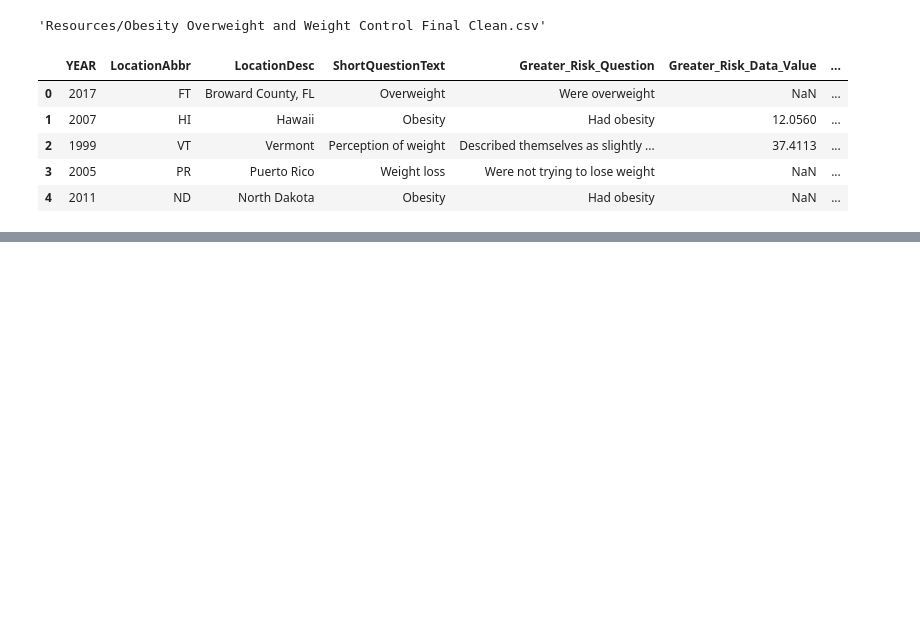
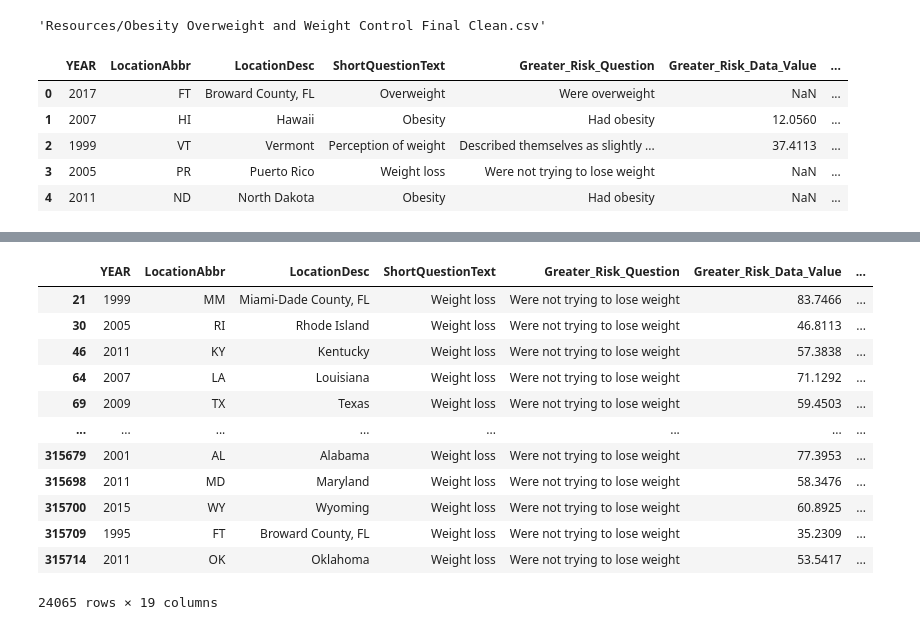
Before and after one commit to Peterg0205/Allen_Gunn_project-, a Jupyter notebook: Obesity Overweight and Weight Control Final Clean.csv.ipynb, the cells around one changed output, grey strips where cells are left out. Drawn from its saved outputs; the diff is of its cells as text; code cells hidden in the pictures; blank space fills up the shorter version.

```diff
--- a/Obesity Overweight and Weight Control Final Clean.csv.ipynb
+++ b/Obesity Overweight and Weight Control Final Clean.csv.ipynb
@@ -19,3 +19,6 @@ clean_data_df.head(5)
 | 2 | 1999 | VT | Vermont | Perception of weight | Described themselves as slightly ... | 37.4113 | ... |
 | 3 | 2005 | PR | Puerto Rico | Weight loss | Were not trying to lose weight | NaN | ... |
 | 4 | 2011 | ND | North Dakota | Obesity | Had obesity | NaN | ... |
+# %%
+dropna_data = clean_data_df.dropna()
+dropna_data.head(5)
@@ -21,0 +32,16 @@ clean_data_df.head(5)
+# %%
+dropna_data
+# %% [output]
+|  | YEAR | LocationAbbr | LocationDesc | ShortQuestionText | Greater_Risk_Question | Greater_Risk_Data_Value | ... |
+| 21 | 1999 | MM | Miami-Dade County, FL | Weight loss | Were not trying to lose weight | 83.7466 | ... |
+| 30 | 2005 | RI | Rhode Island | Weight loss | Were not trying to lose weight | 46.8113 | ... |
+| 46 | 2011 | KY | Kentucky | Weight loss | Were not trying to lose weight | 57.3838 | ... |
+| 64 | 2007 | LA | Louisiana | Weight loss | Were not trying to lose weight | 71.1292 | ... |
+| 69 | 2009 | TX | Texas | Weight loss | Were not trying to lose weight | 59.4503 | ... |
+| ... | ... | ... | ... | ... | ... | ... | ... |
+| 315679 | 2001 | AL | Alabama | Weight loss | Were not trying to lose weight | 77.3953 | ... |
+| 315698 | 2011 | MD | Maryland | Weight loss | Were not trying to lose weight | 58.3476 | ... |
+| 315700 | 2015 | WY | Wyoming | Weight loss | Were not trying to lose weight | 60.8925 | ... |
+| 315709 | 1995 | FT | Broward County, FL | Weight loss | Were not trying to lose weight | 35.2309 | ... |
+| 315714 | 2011 | OK | Oklahoma | Weight loss | Were not trying to lose weight | 53.5417 | ... |
+24065 rows × 19 columns
```
Also changed, not shown: parts of 6 cells of this notebook.
